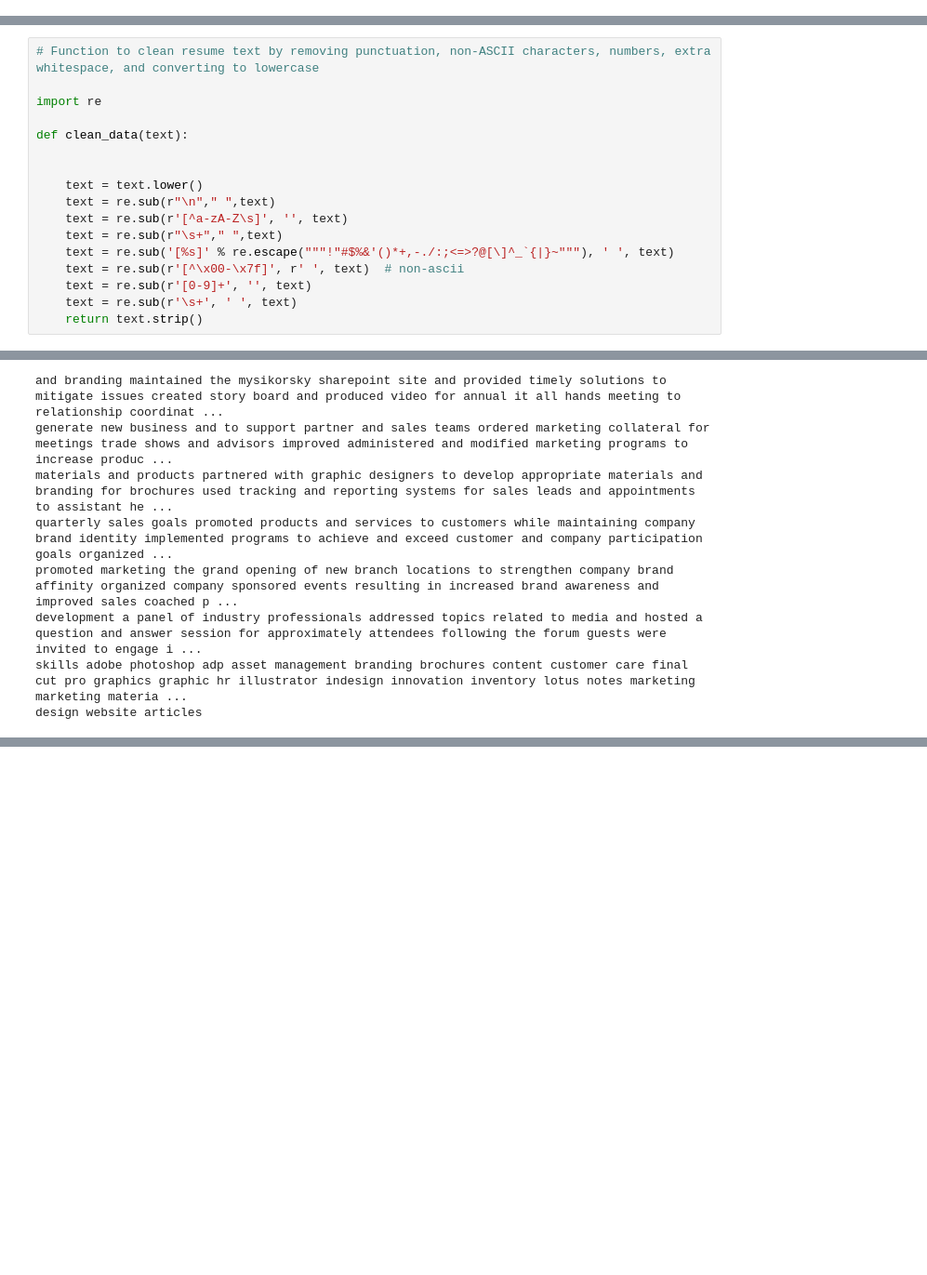
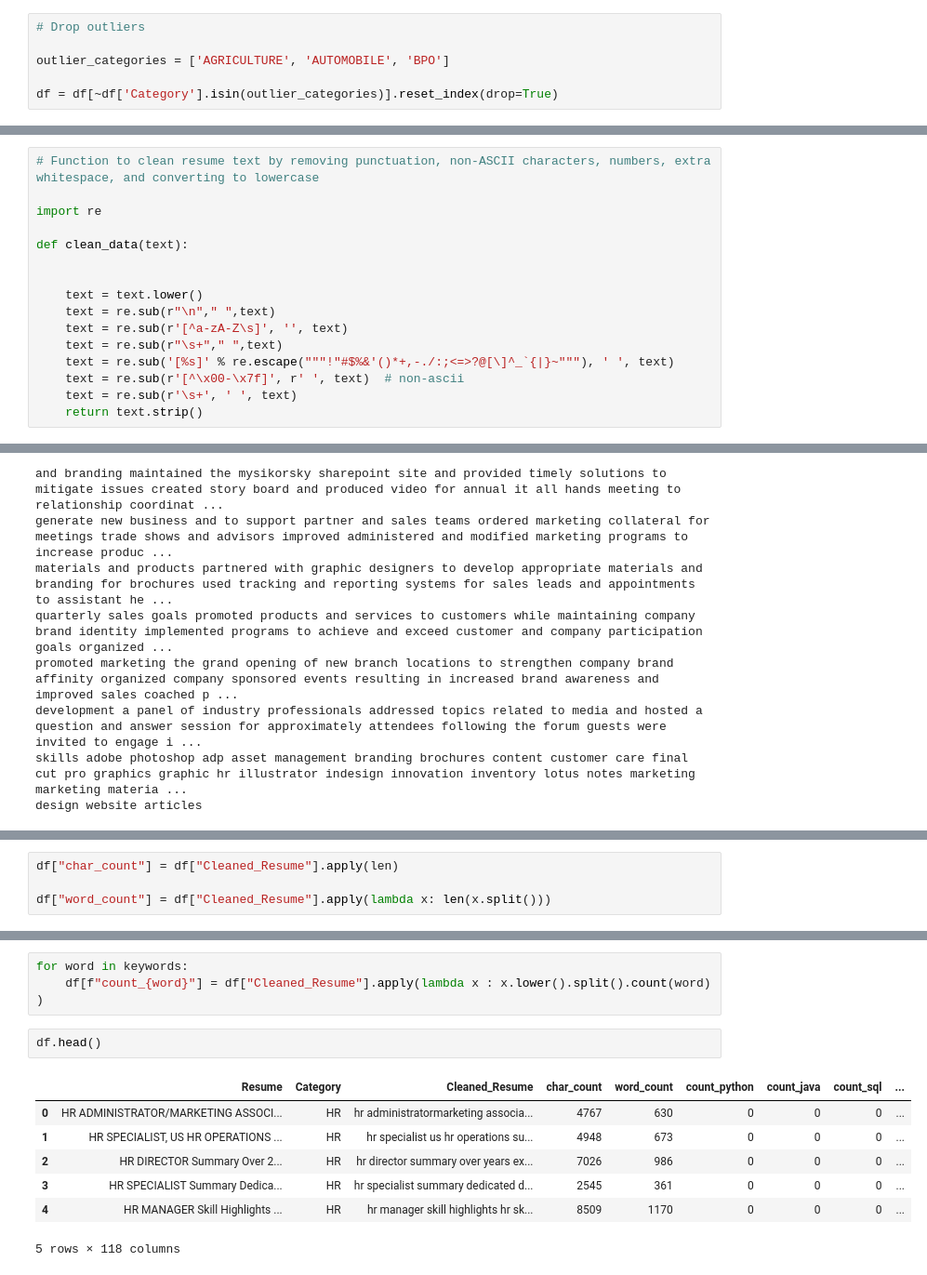
Before and after one commit to Aomr112/resume-classifier, a Jupyter notebook: resume_classifier.ipynb, the cells around one changed output, grey strips where cells are left out. Shown at 93% size. Drawn from its saved outputs; the diff is of its cells as text; blank space fills up the shorter version.

```diff
--- a/resume_classifier.ipynb
+++ b/resume_classifier.ipynb
@@ -70,0 +91,6 @@ Passing `palette` without assigning `hue` is deprecated and will be removed in v
+# %%
+# Drop outliers
+
+outlier_categories = ['AGRICULTURE', 'AUTOMOBILE', 'BPO']
+
+df = df[~df['Category'].isin(outlier_categories)].reset_index(drop=True)
@@ -102,7 +132,6 @@ def clean_data(text):
     text = re.sub(r"\s+"," ",text)
     text = re.sub('[%s]' % re.escape("""!"#$%&'()*+,-./:;<=>?@[\]^_`{|}~"""), ' ', text)
     text = re.sub(r'[^\x00-\x7f]', r' ', text)  # non-ascii
-    text = re.sub(r'[0-9]+', '', text)
     text = re.sub(r'\s+', ' ', text)
     return text.strip()
 # %%
@@ -138,0 +170,4 @@ design website articles
+# %%
+df["char_count"] = df["Cleaned_Resume"].apply(len)
+
+df["word_count"] = df["Cleaned_Resume"].apply(lambda x: len(x.split()))
@@ -139 +233,14 @@ design website articles
+# %%
+for word in keywords:
+    df[f"count_{word}"] = df["Cleaned_Resume"].apply(lambda x : x.lower().split().count(word) )
+# %%
+df.head()
+# %% [output]
+|  | Resume | Category | Cleaned_Resume | char_count | word_count | count_python | count_java | count_sql | ... |
+| 0 | HR ADMINISTRATOR/MARKETING ASSOCI... | HR | hr administratormarketing associa... | 4767 | 630 | 0 | 0 | 0 | ... |
+| 1 | HR SPECIALIST, US HR OPERATIONS ... | HR | hr specialist us hr operations su... | 4948 | 673 | 0 | 0 | 0 | ... |
+| 2 | HR DIRECTOR Summary Over 2... | HR | hr director summary over years ex... | 7026 | 986 | 0 | 0 | 0 | ... |
+| 3 | HR SPECIALIST Summary Dedica... | HR | hr specialist summary dedicated d... | 2545 | 361 | 0 | 0 | 0 | ... |
+| 4 | HR MANAGER Skill Highlights ... | HR | hr manager skill highlights hr sk... | 8509 | 1170 | 0 | 0 | 0 | ... |
+5 rows × 118 columns
 # %%
```
Also changed, not shown: parts of 37 cells of this notebook.
